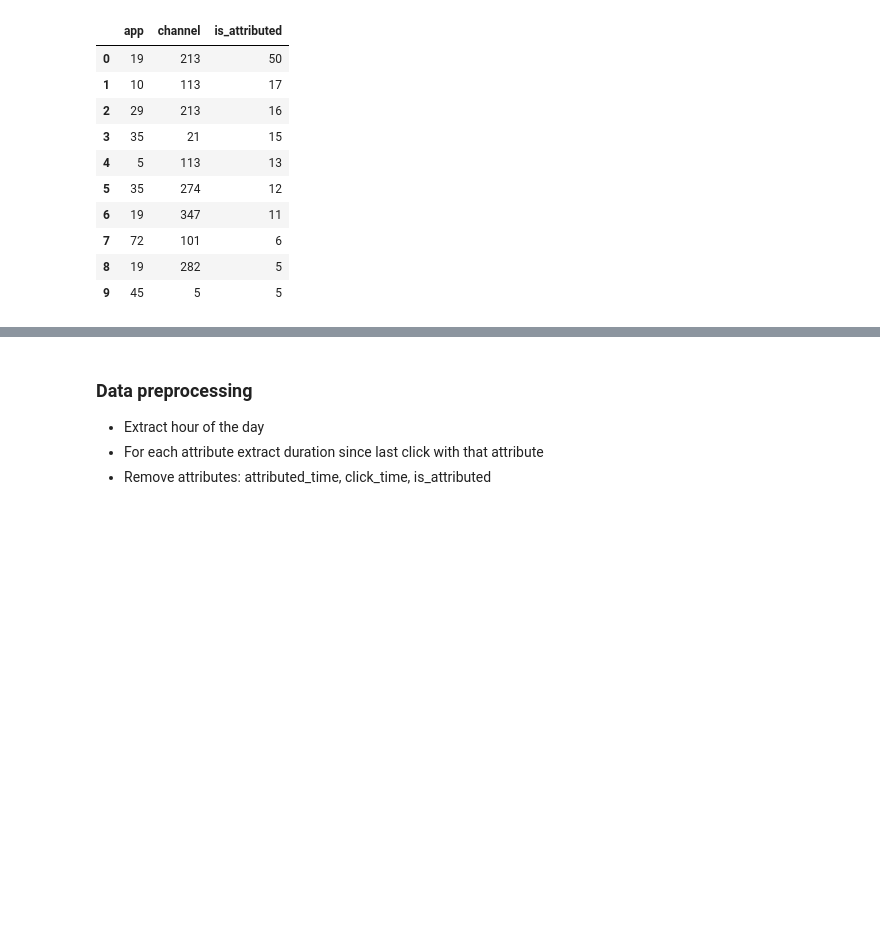
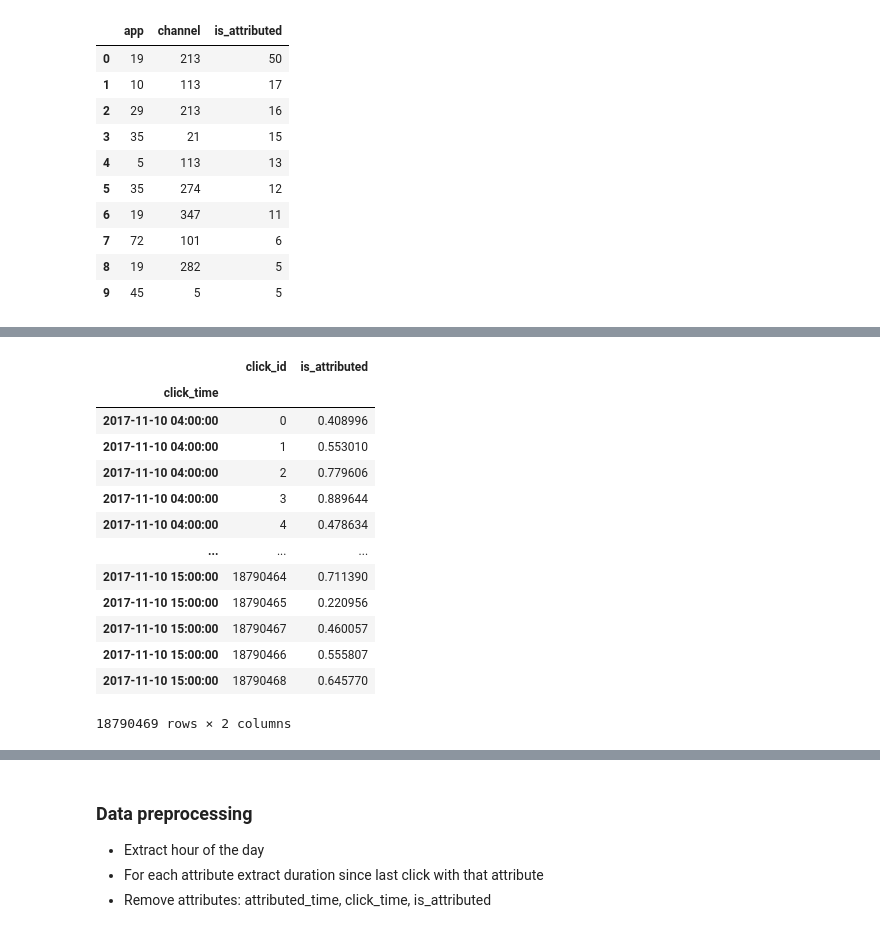
Before and after one commit to dkomlen/kaggle, a Jupyter notebook: talkingdata-adtracking-fraud-detection/fraud-detection.ipynb, the cells around one changed output, grey strips where cells are left out. Drawn from its saved outputs; the diff is of its cells as text; code cells hidden in the pictures; blank space fills up the shorter version.

```diff
--- a/talkingdata-adtracking-fraud-detection/fraud-detection.ipynb
+++ b/talkingdata-adtracking-fraud-detection/fraud-detection.ipynb
@@ -159,0 +182,19 @@ dataset_train.apply(lambda x: 1 if x['channel'] == 213 and x['app'] == 19 else 0
+# %%
+benchmark_rand = dataset_test_all[['click_id']].copy()
+benchmark_rand['is_attributed'] = np.random.uniform(size=len(benchmark_rand))
+display(benchmark_rand)
+# %% [output]
+|  | click_id | is_attributed |
+| click_time |  |  |
+| 2017-11-10 04:00:00 | 0 | 0.408996 |
+| 2017-11-10 04:00:00 | 1 | 0.553010 |
+| 2017-11-10 04:00:00 | 2 | 0.779606 |
+| 2017-11-10 04:00:00 | 3 | 0.889644 |
+| 2017-11-10 04:00:00 | 4 | 0.478634 |
+| ... | ... | ... |
+| 2017-11-10 15:00:00 | 18790464 | 0.711390 |
+| 2017-11-10 15:00:00 | 18790465 | 0.220956 |
+| 2017-11-10 15:00:00 | 18790467 | 0.460057 |
+| 2017-11-10 15:00:00 | 18790466 | 0.555807 |
+| 2017-11-10 15:00:00 | 18790468 | 0.645770 |
+18790469 rows × 2 columns
```
Also changed, not shown: parts of 23 cells of this notebook, 1 other file.
